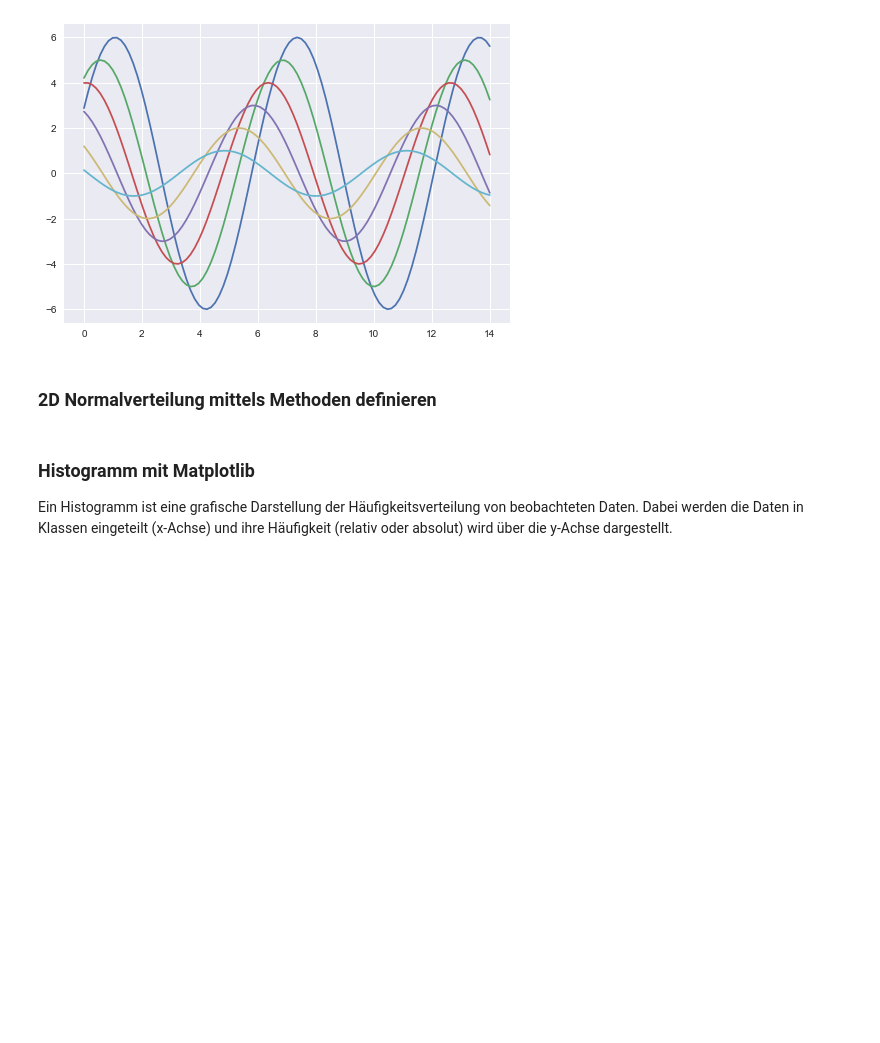
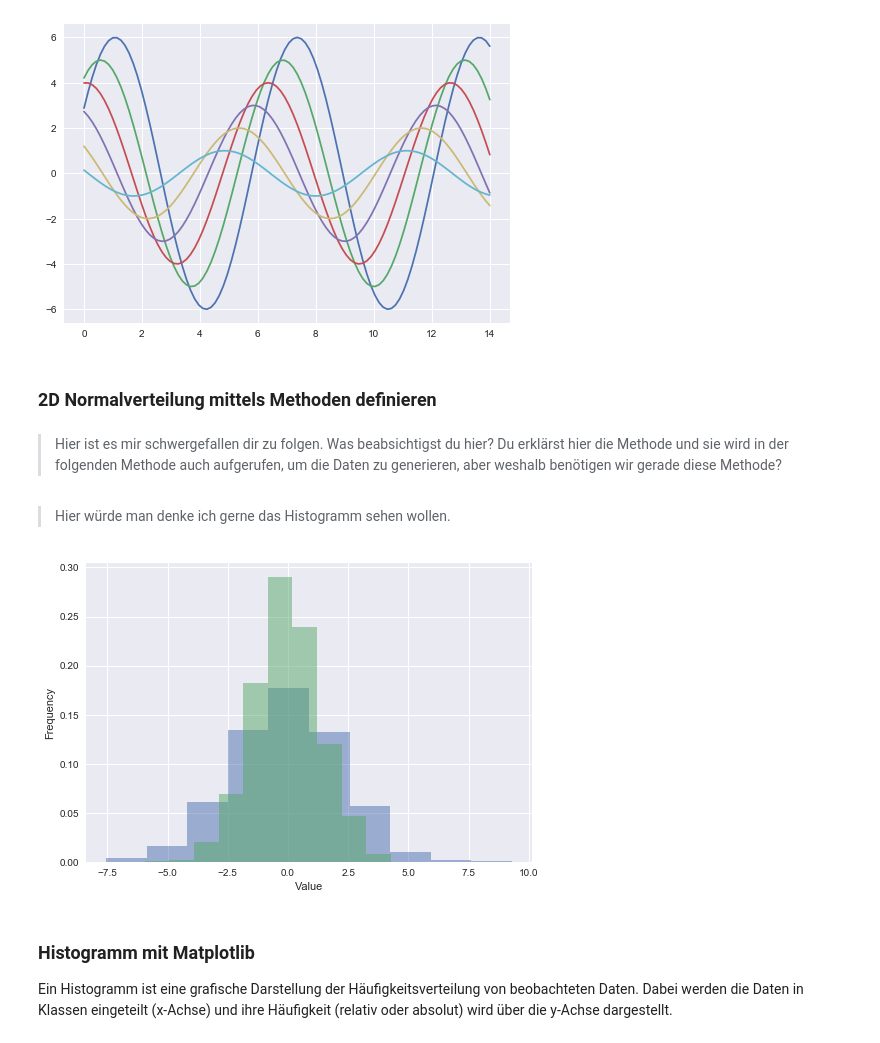
Before and after one commit to manuel-baotic/Matplotlib_vs_Seaborn, a Jupyter notebook: 2017-06-01_MB_Matplotlib_vs_Seaborn.ipynb, the cells around one changed output. Drawn from its saved outputs; the diff is of its cells as text; code cells hidden in the pictures; blank space fills up the shorter version.

```diff
--- a/2017-06-01_MB_Matplotlib_vs_Seaborn.ipynb
+++ b/2017-06-01_MB_Matplotlib_vs_Seaborn.ipynb
@@ -102,6 +108,8 @@ sinplot(offset = 1)
 [figure]
 # %% [markdown]
 ### 2D Normalverteilung mittels Methoden definieren
+# %% [markdown]
+> Hier ist es mir schwergefallen dir zu folgen. Was beabsichtigst du hier? Du erklärst hier die Methode und sie wird in der folgenden Methode auch aufgerufen, um die Daten zu generieren, aber weshalb benötigen wir gerade diese Methode?
 # %%
 #size bekommt einen Default Wert
 
@@ -135,6 +142,12 @@ def histogram():
         #Zweiter Parameter normed = True sorgt dafür, dass das relative Häufigkeiten gezeigt werden (Prozent)
         #Dritter Parameter beschreibt die Durchsichtigkeit der Daten bei Übereinander gelegten Histogrammen
         plt.hist(data[col], normed=True, alpha=0.5)
+# %% [markdown]
+> Hier würde man denke ich gerne das Histogramm sehen wollen.
+# %%
+histogram()
+# %% [output]
+[figure, added]
 # %% [markdown]
 ### Histogramm mit Matplotlib
 
```
Also changed, not shown: parts of 9 cells of this notebook, 2 other files.
